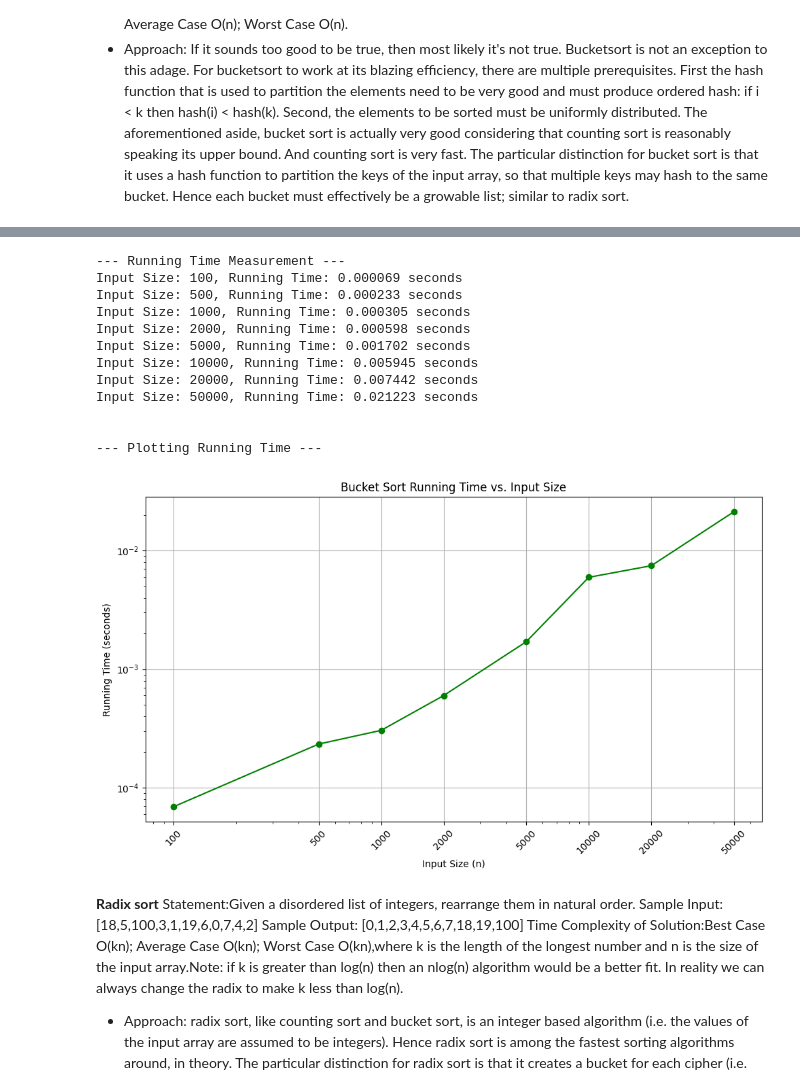
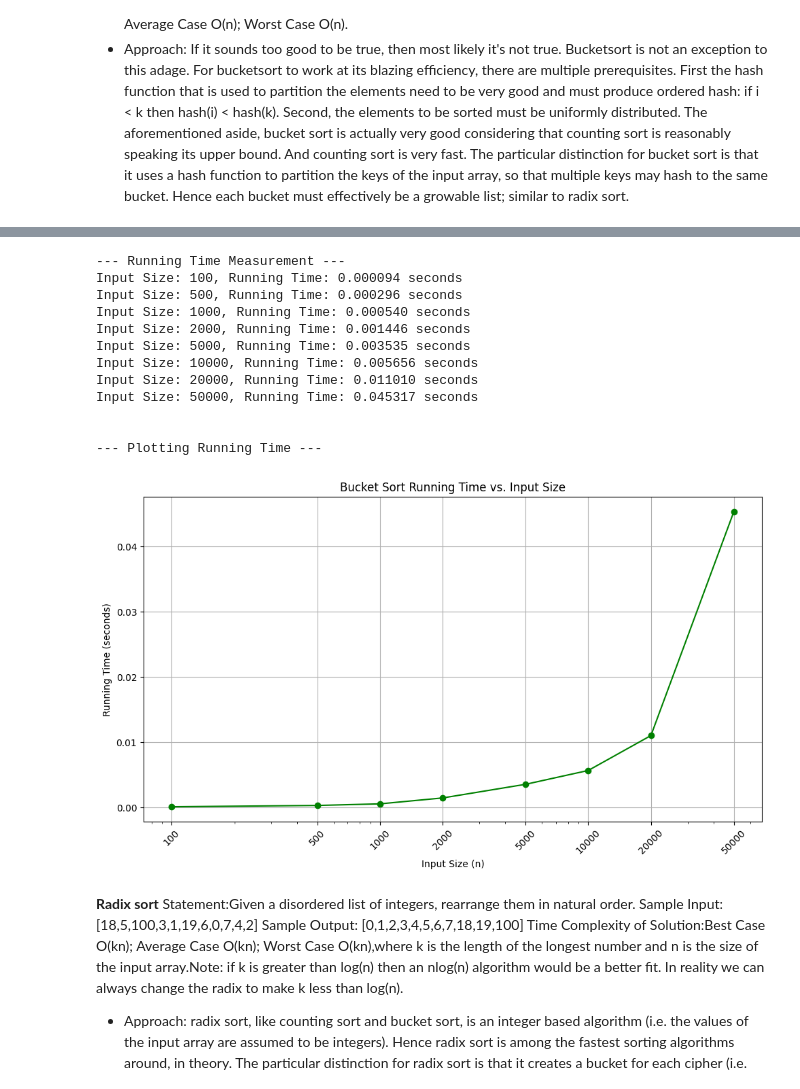
Before and after one commit to sanskarahamana/APS-LAB, a Jupyter notebook: Lab_6.ipynb, the cells around one changed output, grey strips where cells are left out. Drawn from its saved outputs; the diff is of its cells as text; code cells hidden in the pictures.

```diff
--- a/Lab_6.ipynb
+++ b/Lab_6.ipynb
@@ -214,53 +180,50 @@ Sorted Sample Output:  [0, 1, 2, 3, 4, 5, 5, 6, 7, 8, 9]
 # %%
-# --- Running Time Measurement ---
+
 print("--- Running Time Measurement ---")
 input_sizes = [100, 500, 1000, 2000, 5000, 10000, 20000, 50000]
 running_times = []
-# For bucket sort, the range of values also matters.
-# Let's keep the max value for random numbers relatively stable for comparison.
-max_value_range = 1000 # Values will be from 0 to max_value_range
+
+max_value_range = 1000
 
 for size in input_sizes:
-    # Generate a random list for the current input size
+
     random_list = [random.randint(0, max_value_range) for _ in range(size)]
 
     start_time = time.time()
     bucket_sort(random_list)
     end_time = time.time()
 
     elapsed_time = end_time - start_time
     running_times.append(elapsed_time)
     print(f"Input Size: {size}, Running Time: {elapsed_time:.6f} seconds")
 
 print("\n")
 
-# --- Plotting Running Time ---
 print("--- Plotting Running Time ---")
 plt.figure(figsize=(10, 6))
 plt.plot(input_sizes, running_times, marker='o', linestyle='-', color='g')
 plt.title('Bucket Sort Running Time vs. Input Size')
 plt.xlabel('Input Size (n)')
 plt.ylabel('Running Time (seconds)')
 plt.grid(True)
-plt.xscale('log') # Use log scale for better visualization of varying input sizes
-plt.yscale('log') # Use log scale for better visualization of varying running times
+plt.xscale('log')
 plt.xticks(input_sizes, labels=[str(s) for s in input_sizes], rotation=45)
 plt.tight_layout()
 plt.show()
 # %% [output]
 --- Running Time Measurement ---
-Input Size: 100, Running Time: 0.000069 seconds
-Input Size: 500, Running Time: 0.000233 seconds
-Input Size: 1000, Running Time: 0.000305 seconds
-Input Size: 2000, Running Time: 0.000598 seconds
-Input Size: 5000, Running Time: 0.001702 seconds
-Input Size: 10000, Running Time: 0.005945 seconds
-Input Size: 20000, Running Time: 0.007442 seconds
-Input Size: 50000, Running Time: 0.021223 seconds
+Input Size: 100, Running Time: 0.000094 seconds
+Input Size: 500, Running Time: 0.000296 seconds
+Input Size: 1000, Running Time: 0.000540 seconds
+Input Size: 2000, Running Time: 0.001446 seconds
+Input Size: 5000, Running Time: 0.003535 seconds
+Input Size: 10000, Running Time: 0.005656 seconds
+Input Size: 20000, Running Time: 0.011010 seconds
+Input Size: 50000, Running Time: 0.045317 seconds
 
 
 --- Plotting Running Time ---
-[figure, old version]
+[figure, new version]
 # %% [markdown]
 **Radix sort**
 Statement:Given a disordered list of integers, rearrange them in natural order.
```
Also changed, not shown: parts of 5 cells of this notebook.
